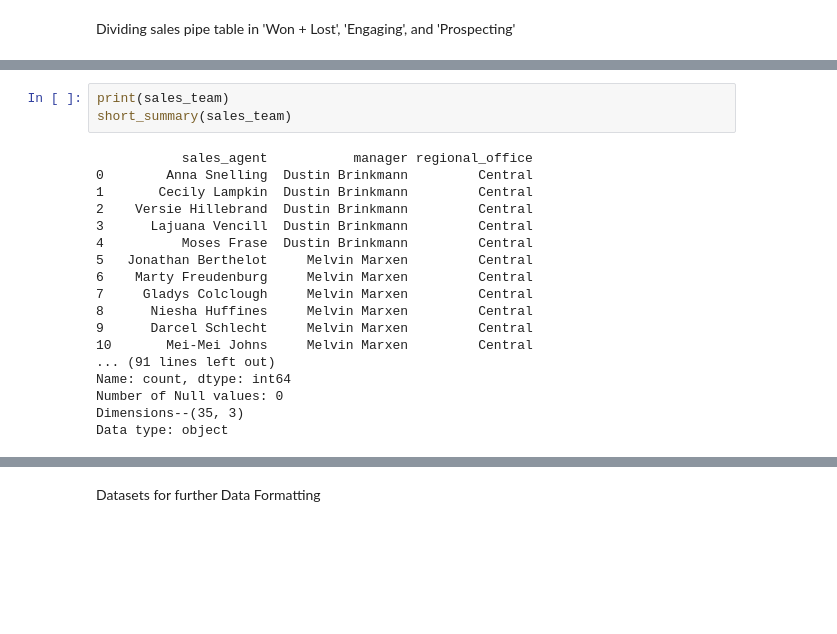
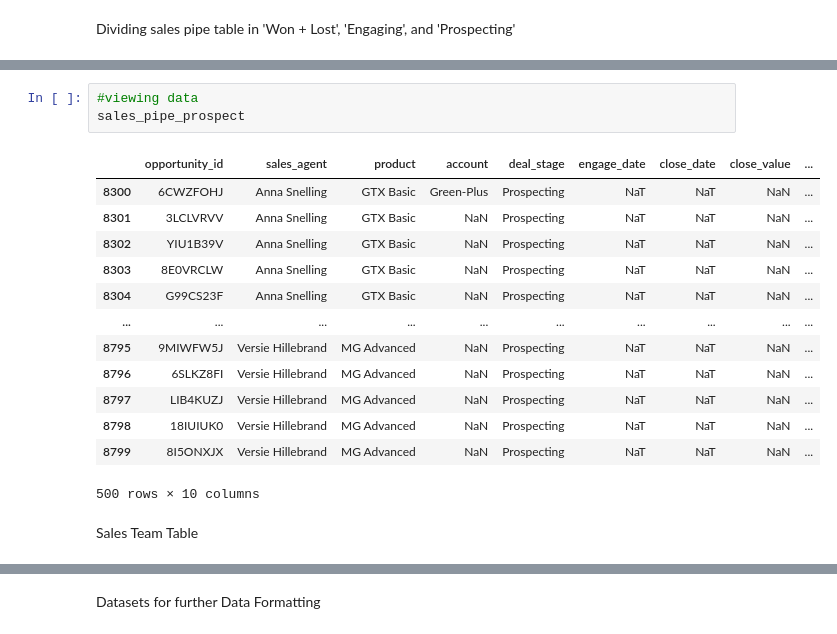
Before and after one commit to SuyogPatgave/Python_Codes-Projects, a Jupyter notebook: CRM_Project.ipynb, the cells around one changed output, grey strips where cells are left out. Saved outputs shown, nothing was run; the diff lists cells and outputs as text; blank space fills up the shorter version.

```diff
--- a/CRM_Project.ipynb
+++ b/CRM_Project.ipynb
@@ -362,22 +443,20 @@ Data type: category
 Total prospecting records with an account: 163
-# %%
-print(sales_team)
-short_summary(sales_team)
-# %% [output]
-           sales_agent           manager regional_office
-0        Anna Snelling  Dustin Brinkmann         Central
-1       Cecily Lampkin  Dustin Brinkmann         Central
-2    Versie Hillebrand  Dustin Brinkmann         Central
-3      Lajuana Vencill  Dustin Brinkmann         Central
-4          Moses Frase  Dustin Brinkmann         Central
-5   Jonathan Berthelot     Melvin Marxen         Central
-6    Marty Freudenburg     Melvin Marxen         Central
-7     Gladys Colclough     Melvin Marxen         Central
-8      Niesha Huffines     Melvin Marxen         Central
-9      Darcel Schlecht     Melvin Marxen         Central
-10       Mei-Mei Johns     Melvin Marxen         Central
-... (91 lines left out)
-Name: count, dtype: int64
-Number of Null values: 0
-Dimensions--(35, 3)
-Data type: object
+# %%
+#viewing data
+sales_pipe_prospect
+# %% [output]
+|  | opportunity_id | sales_agent | product | account | deal_stage | engage_date | close_date | close_value | ... |
+| 8300 | 6CWZFOHJ | Anna Snelling | GTX Basic | Green-Plus | Prospecting | NaT | NaT | NaN | ... |
+| 8301 | 3LCLVRVV | Anna Snelling | GTX Basic | NaN | Prospecting | NaT | NaT | NaN | ... |
+| 8302 | YIU1B39V | Anna Snelling | GTX Basic | NaN | Prospecting | NaT | NaT | NaN | ... |
+| 8303 | 8E0VRCLW | Anna Snelling | GTX Basic | NaN | Prospecting | NaT | NaT | NaN | ... |
+| 8304 | G99CS23F | Anna Snelling | GTX Basic | NaN | Prospecting | NaT | NaT | NaN | ... |
+| ... | ... | ... | ... | ... | ... | ... | ... | ... | ... |
+| 8795 | 9MIWFW5J | Versie Hillebrand | MG Advanced | NaN | Prospecting | NaT | NaT | NaN | ... |
+| 8796 | 6SLKZ8FI | Versie Hillebrand | MG Advanced | NaN | Prospecting | NaT | NaT | NaN | ... |
+| 8797 | LIB4KUZJ | Versie Hillebrand | MG Advanced | NaN | Prospecting | NaT | NaT | NaN | ... |
+| 8798 | 18IUIUK0 | Versie Hillebrand | MG Advanced | NaN | Prospecting | NaT | NaT | NaN | ... |
+| 8799 | 8I5ONXJX | Versie Hillebrand | MG Advanced | NaN | Prospecting | NaT | NaT | NaN | ... |
+500 rows × 10 columns
+# %% [markdown]
+Sales Team Table
```
Also changed, not shown: parts of 21 cells of this notebook.
